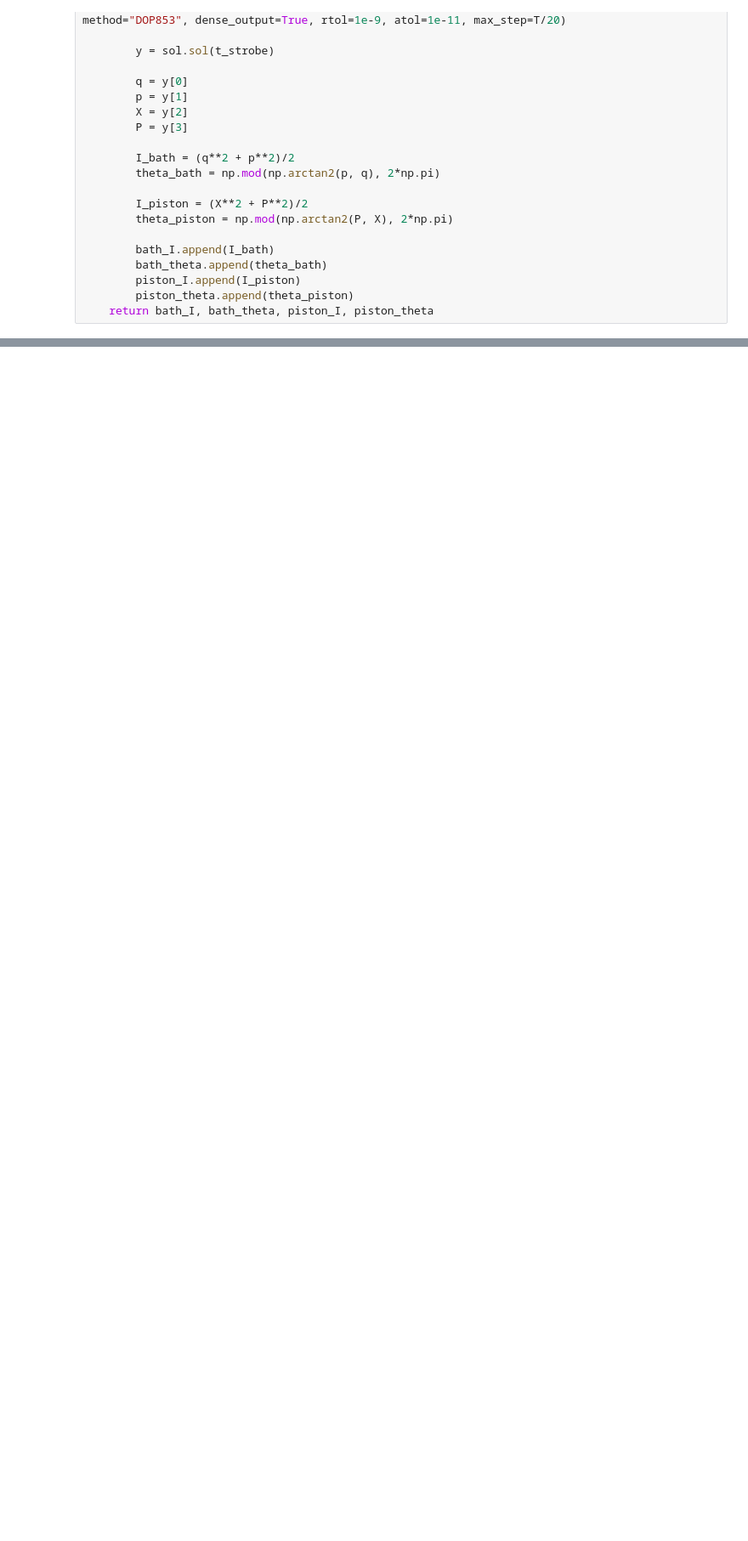
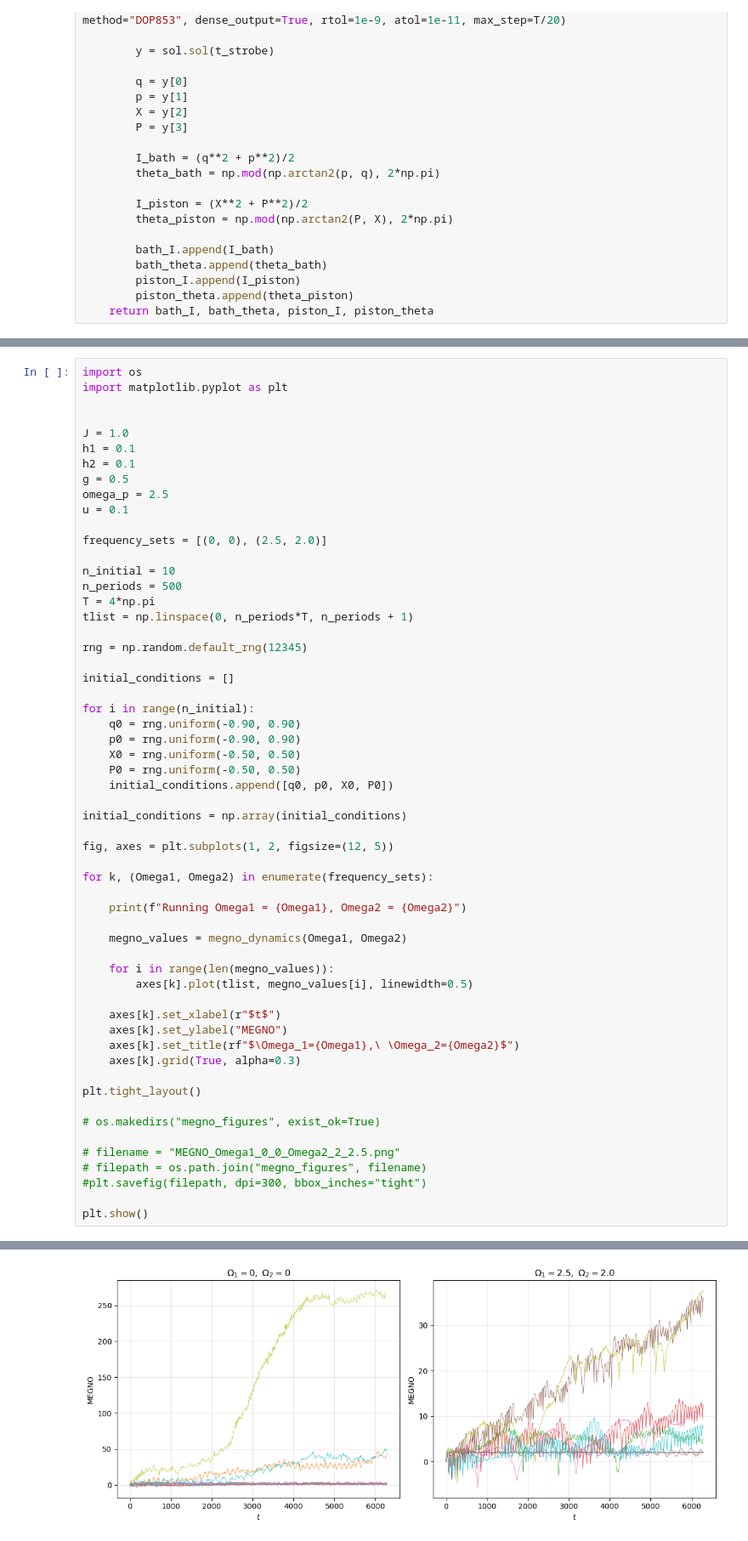
Before and after one commit to soumyadl/DMBL-Engine, a Jupyter notebook: Codes/MEGNO.ipynb, the cells around one changed output, grey strips where cells are left out. Shown at 85% size. Saved outputs shown, nothing was run; the diff lists cells and outputs as text; blank space fills up the shorter version.

```diff
--- a/Codes/MEGNO.ipynb
+++ b/Codes/MEGNO.ipynb
@@ -233,0 +343,58 @@ Running Omega1 = 2.5, Omega2 = 2.0
+# %%
+import os
+import matplotlib.pyplot as plt
+
+
+J = 1.0
+h1 = 0.1
+h2 = 0.1
+g = 0.5
+omega_p = 2.5
+u = 0.1
+
+frequency_sets = [(0, 0), (2.5, 2.0)]
+
+n_initial = 10
+n_periods = 500
+T = 4*np.pi
+tlist = np.linspace(0, n_periods*T, n_periods + 1)
+
+rng = np.random.default_rng(12345)
+
+initial_conditions = []
+
+for i in range(n_initial):
+    q0 = rng.uniform(-0.90, 0.90)
+    p0 = rng.uniform(-0.90, 0.90)
+    X0 = rng.uniform(-0.50, 0.50)
+    P0 = rng.uniform(-0.50, 0.50)
+    initial_conditions.append([q0, p0, X0, P0])
+
+initial_conditions = np.array(initial_conditions)
+
+fig, axes = plt.subplots(1, 2, figsize=(12, 5))
+
+for k, (Omega1, Omega2) in enumerate(frequency_sets):
+
+    print(f"Running Omega1 = {Omega1}, Omega2 = {Omega2}")
+
+    megno_values = megno_dynamics(Omega1, Omega2)
+
+    for i in range(len(megno_values)):
+        axes[k].plot(tlist, megno_values[i], linewidth=0.5)
+
+    axes[k].set_xlabel(r"$t$")
+    axes[k].set_ylabel("MEGNO")
+    axes[k].set_title(rf"$\Omega_1={Omega1},\ \Omega_2={Omega2}$")
+    axes[k].grid(True, alpha=0.3)
+
+plt.tight_layout()
+
+# os.makedirs("megno_figures", exist_ok=True)
+
+# filename = "MEGNO_Omega1_0_0_Omega2_2_2.5.png"
+# filepath = os.path.join("megno_figures", filename)
+#plt.savefig(filepath, dpi=300, bbox_inches="tight")
+
+plt.show()
+# %% [output]
@@ -233,0 +421 @@ Running Omega1 = 2.5, Omega2 = 2.0
+[figure, added]
```
Also changed, not shown: parts of 31 cells of this notebook, 1 other file.
